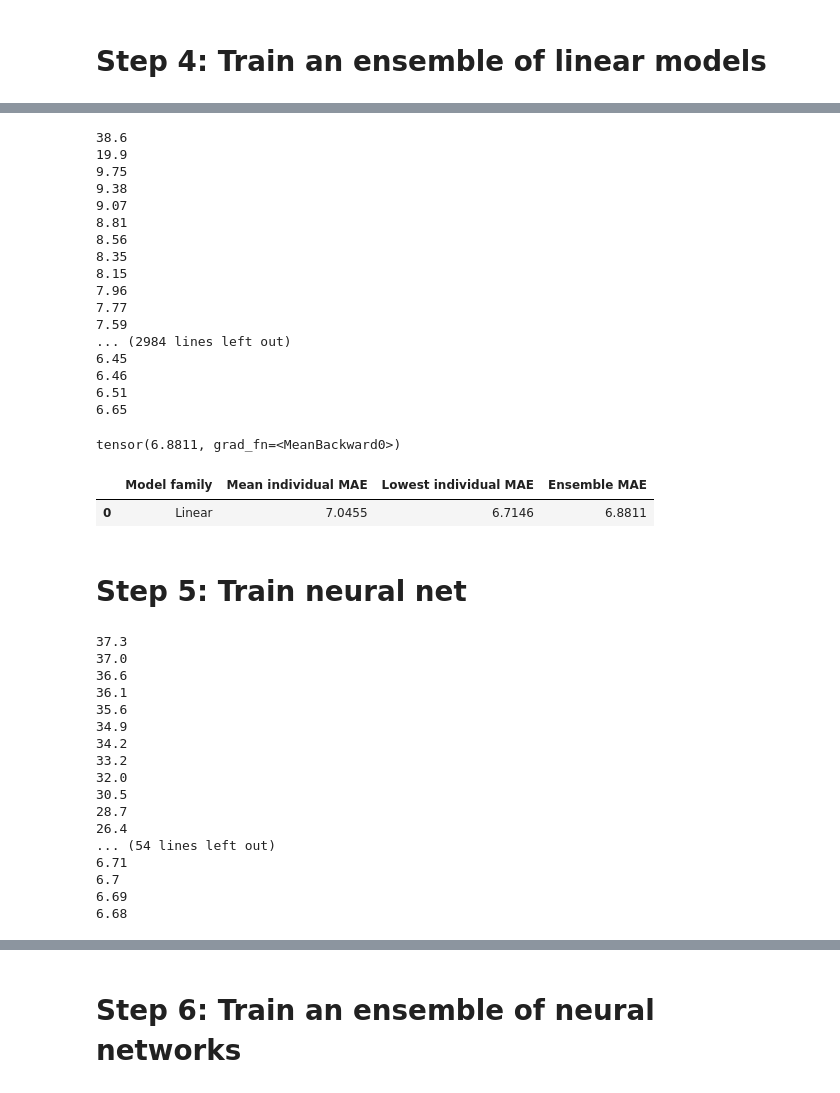
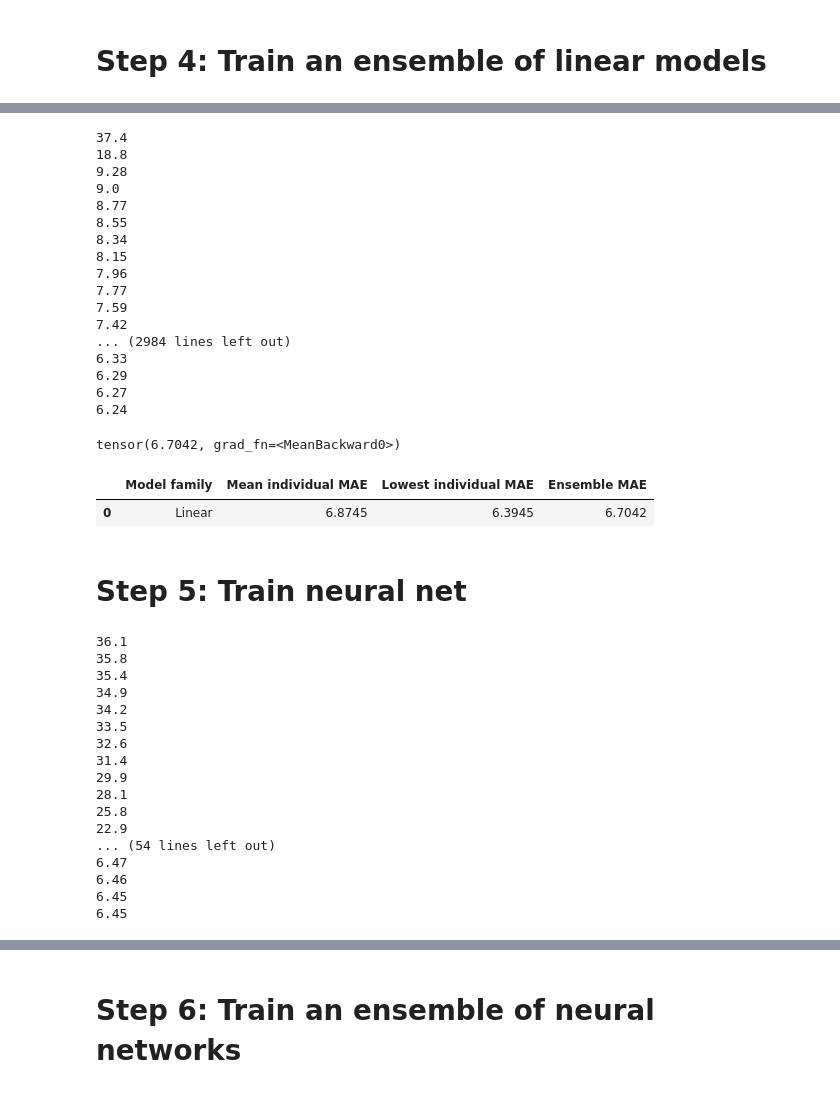
Before and after one commit to nswekosk/deep-learning-practice, a Jupyter notebook: tabular/real-estate-valuator-predictor.ipynb, the cells around one changed output, grey strips where cells are left out. Drawn from its saved outputs; the diff is of its cells as text; code cells hidden in the pictures.

```diff
--- a/tabular/real-estate-valuator-predictor.ipynb
+++ b/tabular/real-estate-valuator-predictor.ipynb
@@ -44,3 +82,8 @@ trn_split,val_split=RandomSplitter(seed=42)(X)
+# %%
+cutoff = X["X1 transaction date"].quantile(.8)
+
+trn_split = np.where(X["X1 transaction date"] < cutoff)[0]
+val_split = np.where(X["X1 transaction date"] >= cutoff)[0]
 # %%
 trn_indep, val_indep = X.iloc[trn_split], X.iloc[val_split]
 trn_dep, val_dep = y.iloc[trn_split], y.iloc[val_split]
@@ -133,10 +176,14 @@ def calc_preds(coeffs, train_indpt):
     weights = coeffs[:-1]
     intercept = coeffs[-1]
     return train_indpt @ weights + intercept
+# %%
+def t_mae(preds, targets):
+    return torch.abs(preds-targets).mean()
+#torch.sqrt(((preds - targets)**2).mean())
 # %%
 def calc_loss(coeffs, train_indpt, train_dep):
     preds = calc_preds(coeffs, train_indpt)
-    return torch.abs(preds-train_dep).mean()
+    return t_mae(preds, train_dep)
 # %%
 def update_coeffs(coeffs, lr=0.01):
     coeffs.sub_(coeffs.grad * lr)
@@ -220,51 +271,51 @@ def ensemble():
 # %%
 learns = [ensemble() for _ in range(100)]
 # %% [output]
-38.6
-19.9
-9.75
-9.38
-9.07
-8.81
-8.56
-8.35
+37.4
+18.8
+9.28
+9.0
+8.77
+8.55
+8.34
 8.15
 7.96
 7.77
 7.59
+7.42
 ... (2984 lines left out)
-6.45
-6.46
-6.51
-6.65
+6.33
+6.29
+6.27
+6.24
 # %%
 ens_preds = torch.stack(learns).mean(0)
 # %%
-lin_ens_loss = torch.abs(ens_preds-tensor(val_dep)).mean()
+lin_ens_loss = t_mae(ens_preds,tensor(val_dep))
 lin_ens_loss
 # %% [output]
-tensor(6.8811, grad_fn=<MeanBackward0>)
+tensor(6.7042, grad_fn=<MeanBackward0>)
 # %%
 # Calculate MAE separately for each existing linear-model prediction.
 with torch.no_grad():
     val_targets = tensor(val_dep)
     lin_member_maes = torch.stack([
-        torch.abs(preds - val_targets).mean()
+        t_mae(preds, val_targets)
         for preds in learns
     ])
 
 # Save the summary before "learns" is reused for neural networks.
 lin_ensemble_summary = {
     "Model family": "Linear",
     "Mean individual MAE": lin_member_maes.mean().item(),
     "Lowest individual MAE": lin_member_maes.min().item(),
     "Ensemble MAE": lin_ens_loss.item(),
 }
 
 pd.DataFrame([lin_ensemble_summary]).round(4)
 # %% [output]
 |  | Model family | Mean individual MAE | Lowest individual MAE | Ensemble MAE |
-| 0 | Linear | 7.0455 | 6.7146 | 6.8811 |
+| 0 | Linear | 6.8745 | 6.3945 | 6.7042 |
 # %% [markdown]
 # Step 5: Train neural net
 # %%
@@ -288,23 +339,23 @@ def update_coeffs(coeffs, lr):
 # %%
 coeffs = train_model(epochs=70,lr=1e-1)
 # %% [output]
-37.3
-37.0
-36.6
 36.1
-35.6
+35.8
+35.4
 34.9
 34.2
-33.2
-32.0
-30.5
-28.7
-26.4
+33.5
+32.6
+31.4
+29.9
+28.1
+25.8
+22.9
 ... (54 lines left out)
-6.71
-6.7
-6.69
-6.68
+6.47
+6.46
+6.45
+6.45
 # %%
 def measure_loss(coeffs):
     ivs, _ = preprocess_independent_variables(val_indep, scaler=scaler)
```
Also changed, not shown: parts of 98 cells of this notebook.
